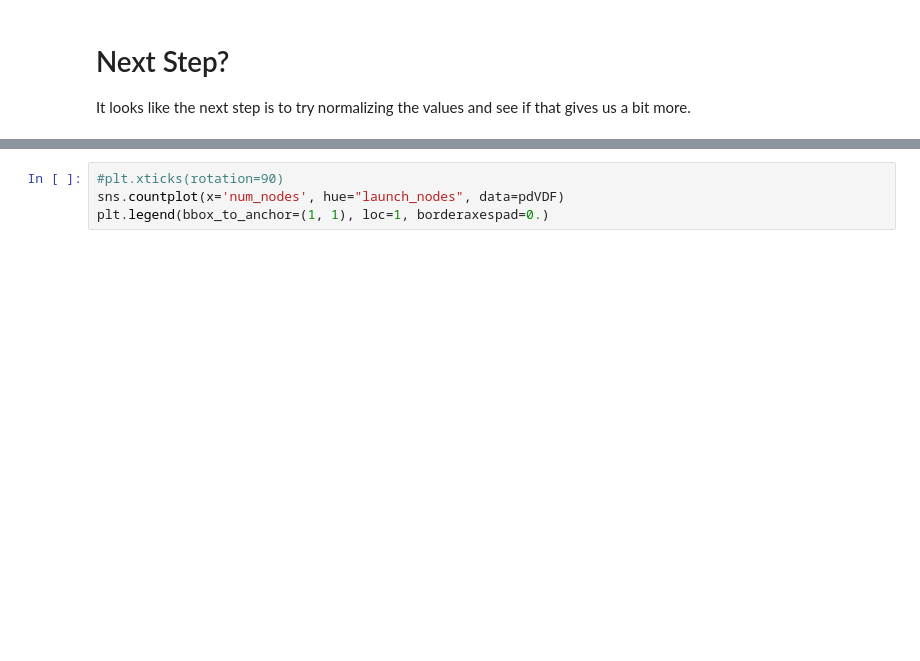
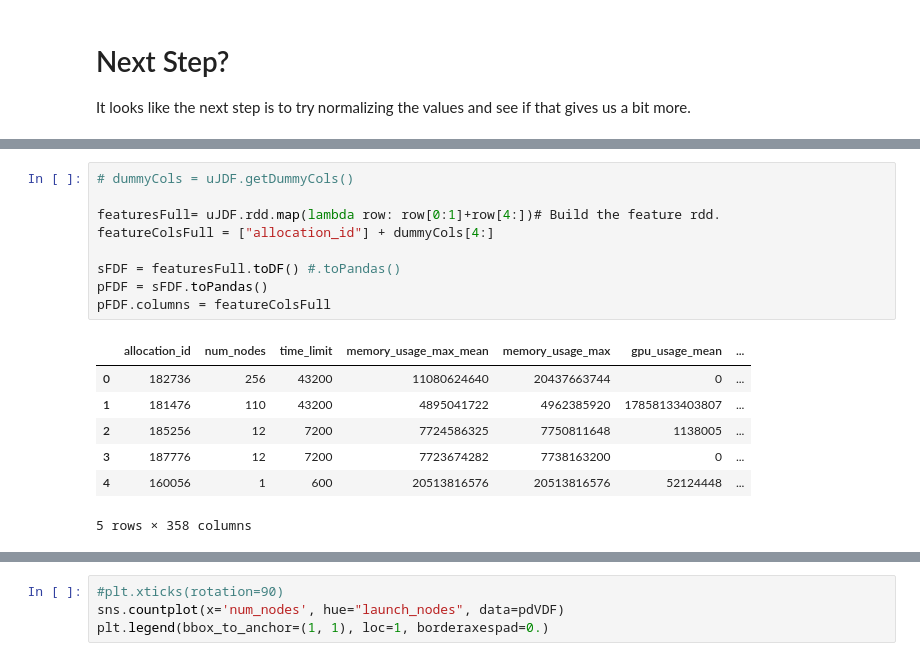
Before and after one commit to mew2057/CAST, a Jupyter notebook: csm_big_data/python3/sandbox.ipynb, the cells around one changed output, grey strips where cells are left out. Saved outputs shown, nothing was run; the diff lists cells and outputs as text; blank space fills up the shorter version.

```diff
--- a/csm_big_data/python3/sandbox.ipynb
+++ b/csm_big_data/python3/sandbox.ipynb
@@ -769,3 +836,20 @@ sns.lmplot(x="num_nodes", y="energy", hue="launch_nodes", data=pdVDF)
 <seaborn.axisgrid.FacetGrid at 0x...>
 [interactive output not drawn]
 [interactive output not drawn]
+# %%
+# dummyCols = uJDF.getDummyCols()
+
+featuresFull= uJDF.rdd.map(lambda row: row[0:1]+row[4:])# Build the feature rdd.
+featureColsFull = ["allocation_id"] + dummyCols[4:]
+
+sFDF = featuresFull.toDF() #.toPandas()
+pFDF = sFDF.toPandas()
+pFDF.columns = featureColsFull
+# %% [output]
+|  | allocation_id | num_nodes | time_limit | memory_usage_max_mean | memory_usage_max | gpu_usage_mean | ... |
+| 0 | 182736 | 256 | 43200 | 11080624640 | 20437663744 | 0 | ... |
+| 1 | 181476 | 110 | 43200 | 4895041722 | 4962385920 | 17858133403807 | ... |
+| 2 | 185256 | 12 | 7200 | 7724586325 | 7750811648 | 1138005 | ... |
+| 3 | 187776 | 12 | 7200 | 7723674282 | 7738163200 | 0 | ... |
+| 4 | 160056 | 1 | 600 | 20513816576 | 20513816576 | 52124448 | ... |
+5 rows × 358 columns
```
Also changed, not shown: parts of 6 cells of this notebook.
